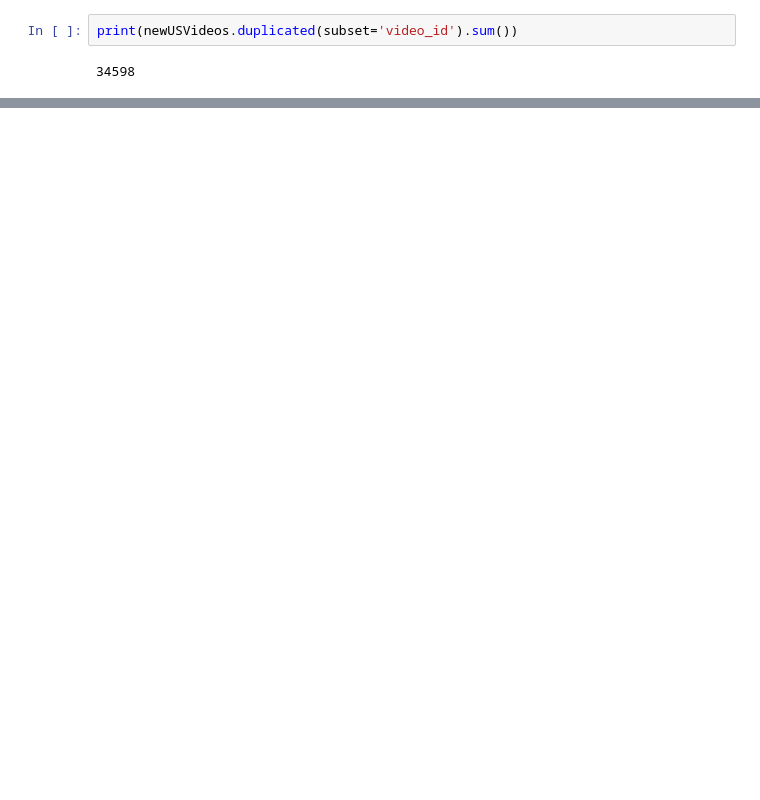
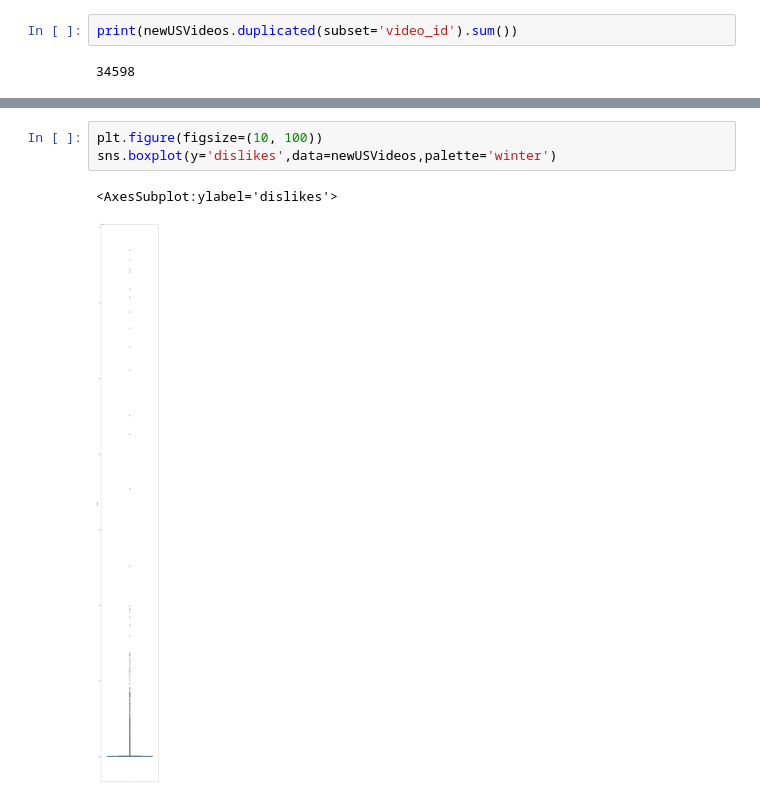
Before and after one commit to JALG99/EB-2021-1-CC51-Grupo5, a Jupyter notebook: TF.ipynb, the cells around one changed output, grey strips where cells are left out. Saved outputs shown, nothing was run; the diff lists cells and outputs as text; blank space fills up the shorter version.

```diff
--- a/TF.ipynb
+++ b/TF.ipynb
@@ -315,0 +314,6 @@ nuevo dataframe tomar el último registro de cada video id para hacer un anális
+# %%
+plt.figure(figsize=(10, 100))
+sns.boxplot(y='dislikes',data=newUSVideos,palette='winter')
+# %% [output]
+<AxesSubplot:ylabel='dislikes'>
+[figure, added]
```
Also changed, not shown: parts of 12 cells of this notebook.
